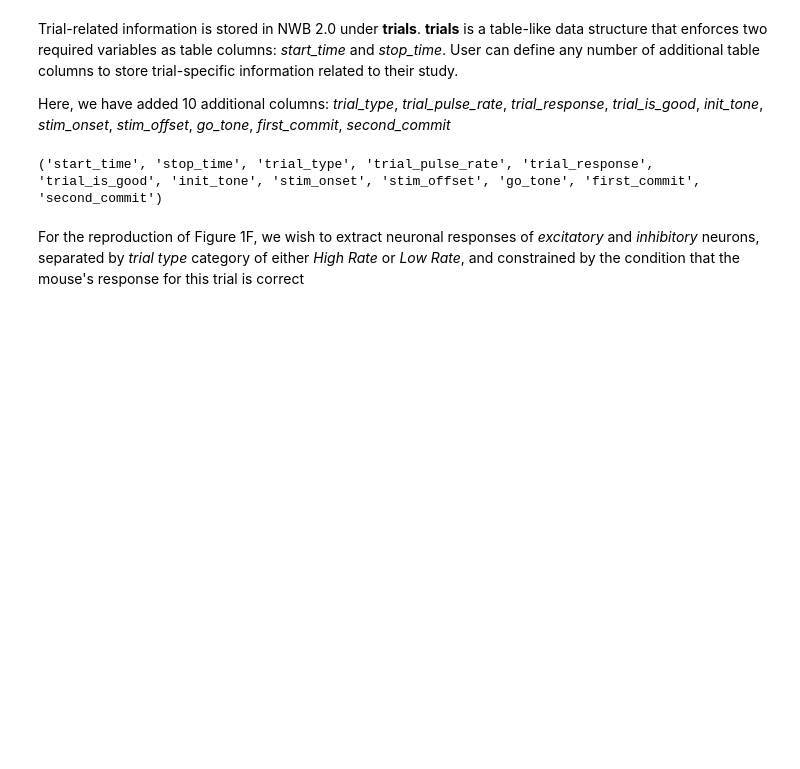
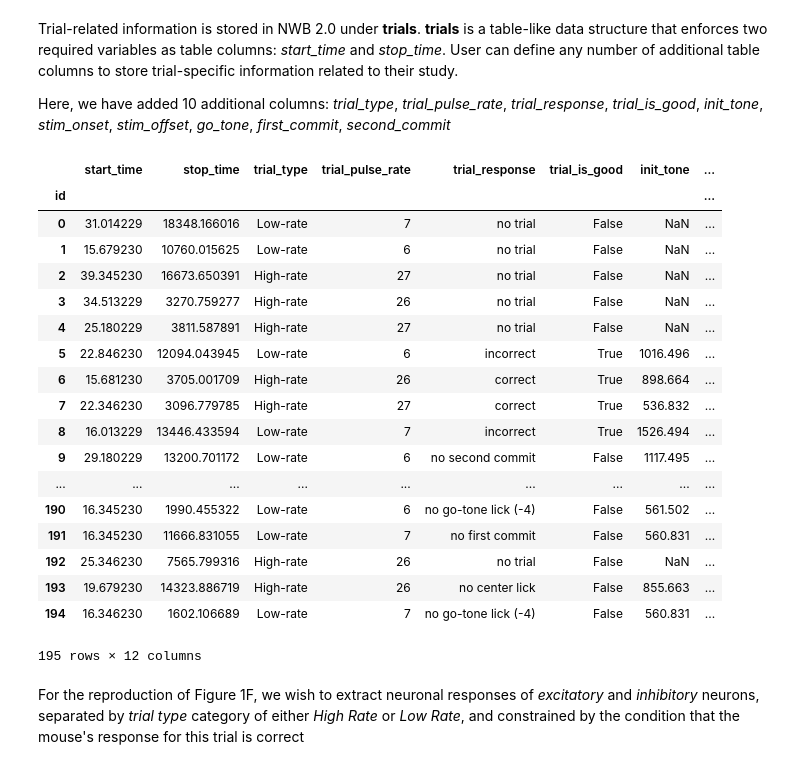
Before and after one commit to datajoint-company/najafi-2018-nwb, a Jupyter notebook: notebooks/NWB2.0_Tutorial.ipynb, the cells around one changed output. Drawn from its saved outputs; the diff is of its cells as text; code cells hidden in the pictures; blank space fills up the shorter version.

Commit message:
Clarify ROI-table and Trial-table in notebook

```diff
--- a/notebooks/NWB2.0_Tutorial.ipynb
+++ b/notebooks/NWB2.0_Tutorial.ipynb
@@ -137,10 +178,28 @@ Trial-related information is stored in NWB 2.0 under **trials**. **trials** is a
 Here, we have added 10 additional columns: *trial_type*, *trial_pulse_rate*, *trial_response*, *trial_is_good*, *init_tone*, *stim_onset*, *stim_offset*, *go_tone*, *first_commit*, *second_commit*
 # %%
 # Get trial info
-trial_set = nwbfile.trials
-print(trial_set.colnames)
+trial_set = nwbfile.trials.to_dataframe()
+trial_set
 # %% [output]
+|  | start_time | stop_time | trial_type | trial_pulse_rate | trial_response | trial_is_good | init_tone | ... |
+| id |  |  |  |  |  |  |  | ... |
+| 0 | 31.014229 | 18348.166016 | Low-rate | 7 | no trial | False | NaN | ... |
+| 1 | 15.679230 | 10760.015625 | Low-rate | 6 | no trial | False | NaN | ... |
+| 2 | 39.345230 | 16673.650391 | High-rate | 27 | no trial | False | NaN | ... |
+| 3 | 34.513229 | 3270.759277 | High-rate | 26 | no trial | False | NaN | ... |
+| 4 | 25.180229 | 3811.587891 | High-rate | 27 | no trial | False | NaN | ... |
+| 5 | 22.846230 | 12094.043945 | Low-rate | 6 | incorrect | True | 1016.496 | ... |
+| 6 | 15.681230 | 3705.001709 | High-rate | 26 | correct | True | 898.664 | ... |
+| 7 | 22.346230 | 3096.779785 | High-rate | 27 | correct | True | 536.832 | ... |
+| 8 | 16.013229 | 13446.433594 | Low-rate | 7 | incorrect | True | 1526.494 | ... |
+| 9 | 29.180229 | 13200.701172 | Low-rate | 6 | no second commit | False | 1117.495 | ... |
+| ... | ... | ... | ... | ... | ... | ... | ... | ... |
+| 190 | 16.345230 | 1990.455322 | Low-rate | 6 | no go-tone lick (-4) | False | 561.502 | ... |
+| 191 | 16.345230 | 11666.831055 | Low-rate | 7 | no first commit | False | 560.831 | ... |
+| 192 | 25.346230 | 7565.799316 | High-rate | 26 | no trial | False | NaN | ... |
+| 193 | 19.679230 | 14323.886719 | High-rate | 26 | no center lick | False | 855.663 | ... |
+| 194 | 16.346230 | 1602.106689 | Low-rate | 7 | no go-tone lick (-4) | False | 560.831 | ... |
-('start_time', 'stop_time', 'trial_type', 'trial_pulse_rate', 'trial_response', 'trial_is_good', 'init_tone', 'stim_onset', 'stim_offset', 'go_tone', 'first_commit', 'second_commit')
+195 rows × 12 columns
 # %% [markdown]
 For the reproduction of Figure 1F, we wish to extract neuronal responses of *excitatory* and *inhibitory* neurons, separated by *trial type* category of either *High Rate* or *Low Rate*, and constrained by the condition that the mouse's response for this trial is correct
 # %%
```
Also changed, not shown: parts of 8 cells of this notebook, 1 other file.
